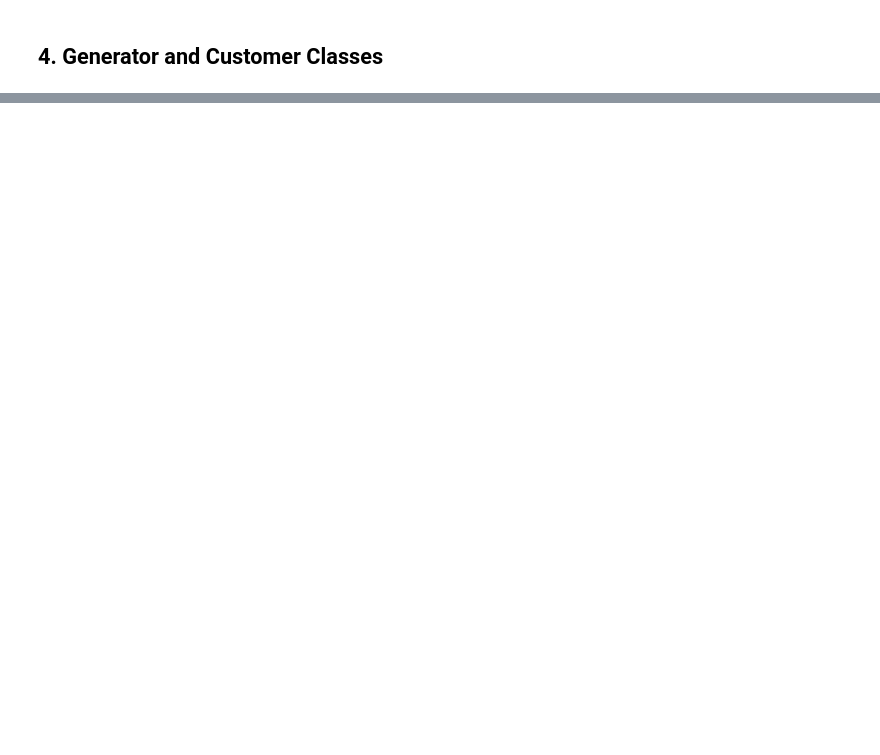
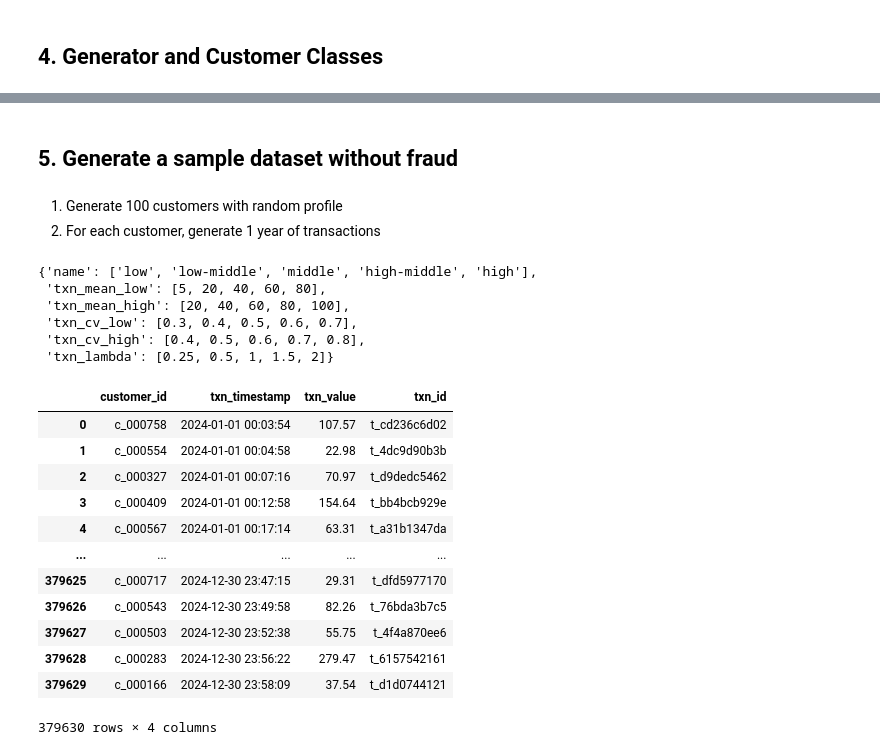
Before and after one commit to joshuavaple/credit-card-fraud-detection, a Jupyter notebook: notebooks/business_knowledge.ipynb, the cells around one changed output, grey strips where cells are left out. Cells and saved outputs as stored; diff of their text form; code cells hidden in the pictures; blank space fills up the shorter version.

```diff
--- a/notebooks/business_knowledge.ipynb
+++ b/notebooks/business_knowledge.ipynb
@@ -413,0 +408,14 @@ Average total transaction value: $97.31
+# %% [markdown]
+## 5. Generate a sample dataset without fraud
+# %% [markdown]
+1. Generate 100 customers with random profile
+2. For each customer, generate 1 year of transactions
+# %%
+group_profiles
+# %% [output]
+{'name': ['low', 'low-middle', 'middle', 'high-middle', 'high'],
+ 'txn_mean_low': [5, 20, 40, 60, 80],
+ 'txn_mean_high': [20, 40, 60, 80, 100],
+ 'txn_cv_low': [0.3, 0.4, 0.5, 0.6, 0.7],
+ 'txn_cv_high': [0.4, 0.5, 0.6, 0.7, 0.8],
+ 'txn_lambda': [0.25, 0.5, 1, 1.5, 2]}
@@ -413,0 +457,16 @@ Average total transaction value: $97.31
+# %%
+df_txns
+# %% [output]
+|  | customer_id | txn_timestamp | txn_value | txn_id |
+| 0 | c_000758 | 2024-01-01 00:03:54 | 107.57 | t_cd236c6d02 |
+| 1 | c_000554 | 2024-01-01 00:04:58 | 22.98 | t_4dc9d90b3b |
+| 2 | c_000327 | 2024-01-01 00:07:16 | 70.97 | t_d9dedc5462 |
+| 3 | c_000409 | 2024-01-01 00:12:58 | 154.64 | t_bb4bcb929e |
+| 4 | c_000567 | 2024-01-01 00:17:14 | 63.31 | t_a31b1347da |
+| ... | ... | ... | ... | ... |
+| 379625 | c_000717 | 2024-12-30 23:47:15 | 29.31 | t_dfd5977170 |
+| 379626 | c_000543 | 2024-12-30 23:49:58 | 82.26 | t_76bda3b7c5 |
+| 379627 | c_000503 | 2024-12-30 23:52:38 | 55.75 | t_4f4a870ee6 |
+| 379628 | c_000283 | 2024-12-30 23:56:22 | 279.47 | t_6157542161 |
+| 379629 | c_000166 | 2024-12-30 23:58:09 | 37.54 | t_d1d0744121 |
+379630 rows × 4 columns
```
Also changed, not shown: parts of 16 cells of this notebook.
